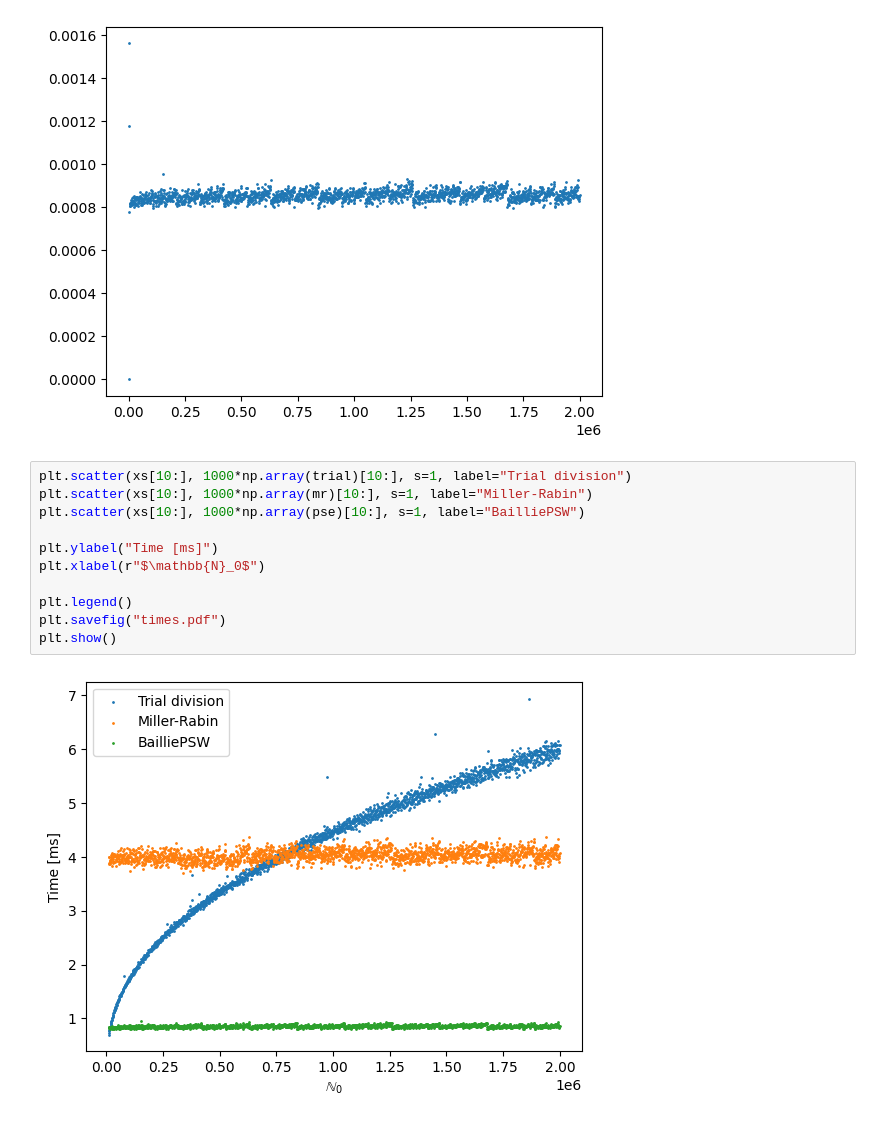
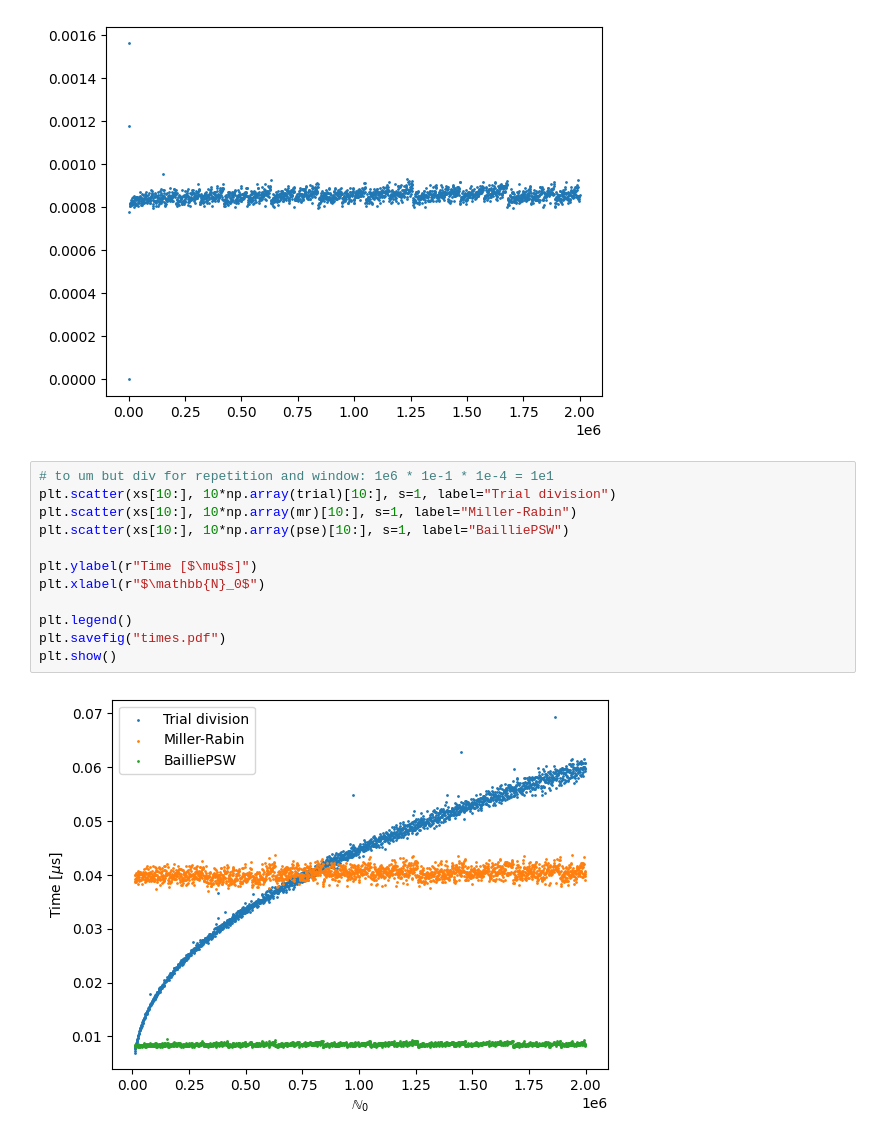
Before and after one commit to MartinOpat/Primality-testing, a Jupyter notebook: data/time_per_num.ipynb, the cells around one changed output. Cells and saved outputs as stored; diff of their text form.

```diff
--- a/data/time_per_num.ipynb
+++ b/data/time_per_num.ipynb
@@ -37,15 +37,16 @@ plt.show()
 # %% [output]
 [figure]
 # %%
-plt.scatter(xs[10:], 1000*np.array(trial)[10:], s=1, label="Trial division")
-plt.scatter(xs[10:], 1000*np.array(mr)[10:], s=1, label="Miller-Rabin")
-plt.scatter(xs[10:], 1000*np.array(pse)[10:], s=1, label="BailliePSW")
+# to um but div for repetition and window: 1e6 * 1e-1 * 1e-4 = 1e1
+plt.scatter(xs[10:], 10*np.array(trial)[10:], s=1, label="Trial division")
+plt.scatter(xs[10:], 10*np.array(mr)[10:], s=1, label="Miller-Rabin")
+plt.scatter(xs[10:], 10*np.array(pse)[10:], s=1, label="BailliePSW")
 
-plt.ylabel("Time [ms]")
+plt.ylabel(r"Time [$\mu$s]")
 plt.xlabel(r"$\mathbb{N}_0$")
 
 plt.legend()
 plt.savefig("times.pdf")
 plt.show()
 # %% [output]
-[figure, old version]
+[figure, new version]
```
Also changed, not shown: 1 other file.
